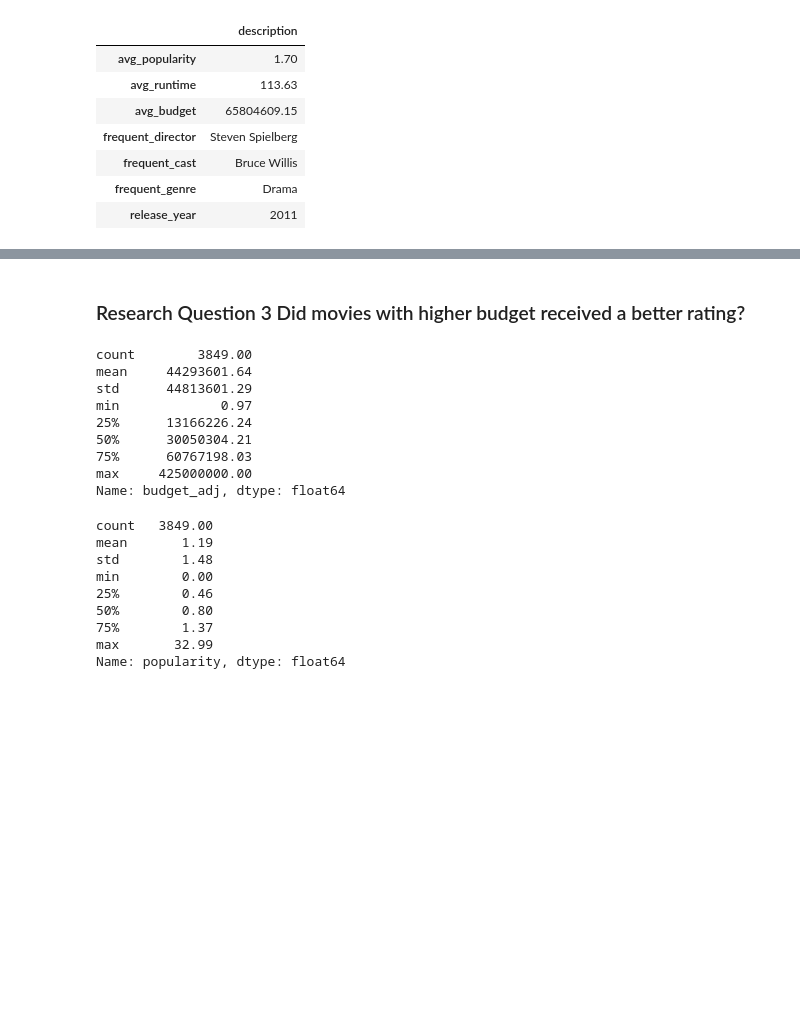
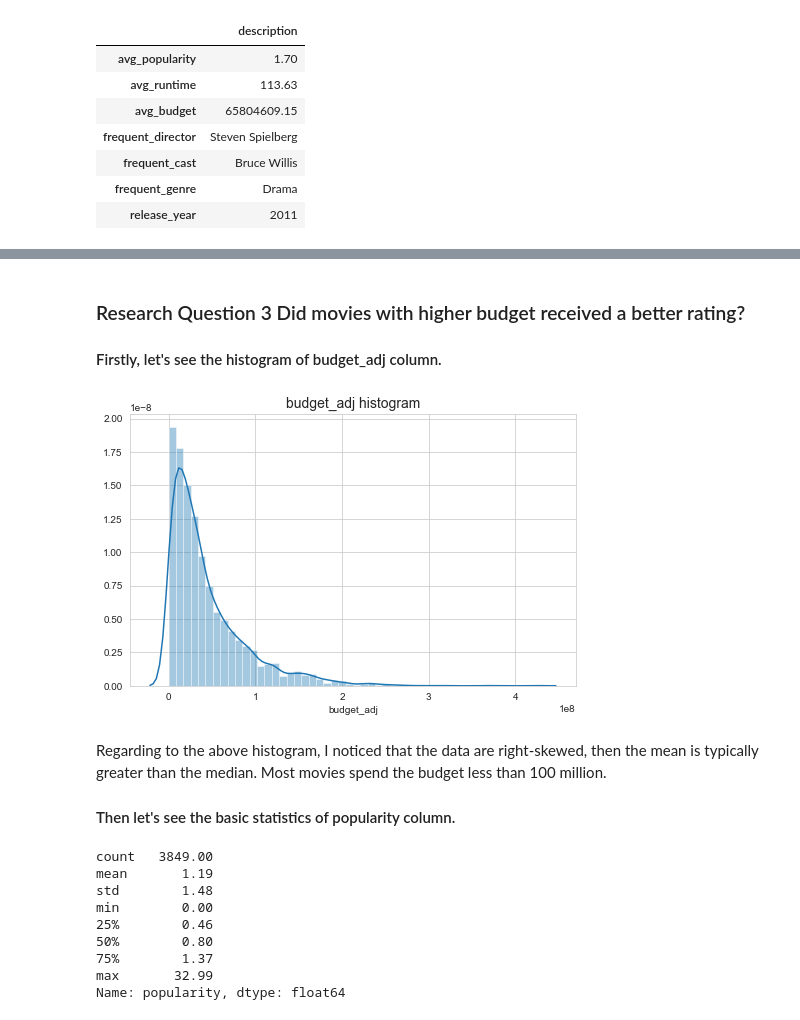
Before and after one commit to phattp/data-analyst-udacity, a Jupyter notebook: investigate_a_dataset/investigate-a-dataset.ipynb, the cells around one changed output, grey strips where cells are left out. Drawn from its saved outputs; the diff is of its cells as text; code cells hidden in the pictures; blank space fills up the shorter version.

```diff
--- a/investigate_a_dataset/investigate-a-dataset.ipynb
+++ b/investigate_a_dataset/investigate-a-dataset.ipynb
@@ -387,18 +487,18 @@ high_revenue_summary
 # %% [markdown]
 ### Research Question 3 Did movies with higher budget received a better rating?
+#### Firstly, let's see the histogram of budget_adj column.
-# %%
-# See basic statistics of budget column
-df['budget_adj'].describe()
-# %% [output]
-count        3849.00
-mean     44293601.64
-std      44813601.29
-min             0.97
-25%      13166226.24
-50%      30050304.21
-75%      60767198.03
-max     425000000.00
-Name: budget_adj, dtype: float64
+# %%
+# See the histogram of revenue_adj column
+fig, ax = plt.subplots(figsize=(8, 5))
+sns.distplot(df['budget_adj'])
+ax.set_title("budget_adj histogram", fontsize=14)
+plt.show()
+# %% [output]
+[figure, added]
+# %% [markdown]
+Regarding to the above histogram, I noticed that the data are right-skewed, then the mean is typically greater than the median. Most movies spend the budget less than 100 million.
+
+#### Then let's see the basic statistics of popularity column.
 # %%
 # See basic statistics of popularity column
 df['popularity'].describe()
```
Also changed, not shown: parts of 80 cells of this notebook, 1 other file.
